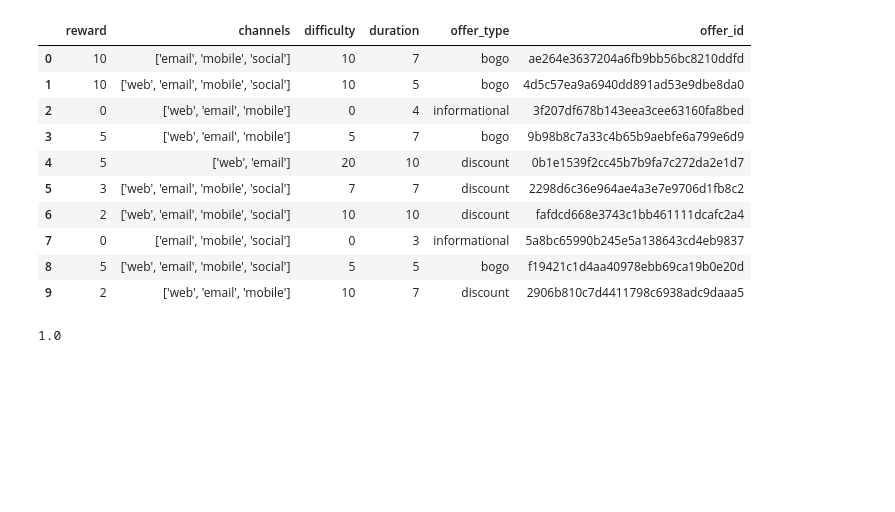
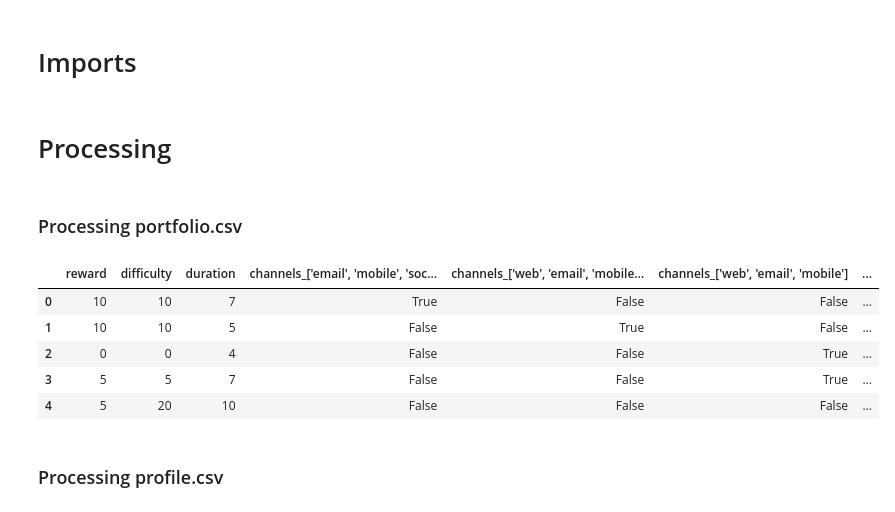
Before and after one commit to raunaqjabbal/starbucks, a Jupyter notebook: demo.ipynb, the cells around one changed output. Cells and saved outputs as stored; diff of their text form; code cells hidden in the pictures; blank space fills up the shorter version.

```diff
--- a/demo.ipynb
+++ b/demo.ipynb
@@ -0,0 +1,2 @@
+# %% [markdown]
+# Imports
@@ -1,41 +8,20 @@
+# %% [markdown]
+# Processing
+# %% [markdown]
+### Processing portfolio.csv
 # %%
-import pandas as pd
-import numpy as np
+# creating dummies so that if I want, later I can change my prediction labels from offer_id to other attributes like reward, difficulty, or predict channels_
 portfolio = pd.read_csv("portfolio.csv").drop("Unnamed: 0", axis=1)
+# having universal names
 portfolio.rename({"id": "offer_id"}, axis=1, inplace=True)
 pd.get_dummies(portfolio)
 d_portfolio = pd.get_dummies(portfolio[portfolio.columns[:5]])
-d_portfolio["id"] = portfolio["offer_id"]
-# portfolio
-portfolio
+d_portfolio["offer_id"] = portfolio["offer_id"]
+d_portfolio.head()
 # %% [output]
-|  | reward | channels | difficulty | duration | offer_type | offer_id |
-| 0 | 10 | ['email', 'mobile', 'social'] | 10 | 7 | bogo | ae264e3637204a6fb9bb56bc8210ddfd |
-| 1 | 10 | ['web', 'email', 'mobile', 'social'] | 10 | 5 | bogo | 4d5c57ea9a6940dd891ad53e9dbe8da0 |
-| 2 | 0 | ['web', 'email', 'mobile'] | 0 | 4 | informational | 3f207df678b143eea3cee63160fa8bed |
-| 3 | 5 | ['web', 'email', 'mobile'] | 5 | 7 | bogo | 9b98b8c7a33c4b65b9aebfe6a799e6d9 |
-| 4 | 5 | ['web', 'email'] | 20 | 10 | discount | 0b1e1539f2cc45b7b9fa7c272da2e1d7 |
-| 5 | 3 | ['web', 'email', 'mobile', 'social'] | 7 | 7 | discount | 2298d6c36e964ae4a3e7e9706d1fb8c2 |
-| 6 | 2 | ['web', 'email', 'mobile', 'social'] | 10 | 10 | discount | fafdcd668e3743c1bb461111dcafc2a4 |
-| 7 | 0 | ['email', 'mobile', 'social'] | 0 | 3 | informational | 5a8bc65990b245e5a138643cd4eb9837 |
-| 8 | 5 | ['web', 'email', 'mobile', 'social'] | 5 | 5 | bogo | f19421c1d4aa40978ebb69ca19b0e20d |
-| 9 | 2 | ['web', 'email', 'mobile'] | 10 | 7 | discount | 2906b810c7d4411798c6938adc9daaa5 |
+|  | reward | difficulty | duration | channels_['email', 'mobile', 'soc... | channels_['web', 'email', 'mobile... | channels_['web', 'email', 'mobile'] | ... |
+| 0 | 10 | 10 | 7 | True | False | False | ... |
+| 1 | 10 | 10 | 5 | False | True | False | ... |
+| 2 | 0 | 0 | 4 | False | False | True | ... |
+| 3 | 5 | 5 | 7 | False | False | True | ... |
+| 4 | 5 | 20 | 10 | False | False | False | ... |
-# %%
-profile = pd.read_csv("profile.csv").drop("Unnamed: 0", axis=1)
-profile.rename({"id": "person"}, axis=1, inplace=True)
-profile["age"] = profile["age"].replace(118, np.nan)
-profile["income"].isna().mean(), profile["gender"].isna().mean(), (profile["age"]==118).mean()
-print(((profile["income"].isna() == profile["gender"].isna()) == (profile["age"].isna() == profile["gender"].isna())).mean())
-profile = profile[profile["income"].notna()]
-
-
-profile["became_member_on"] = pd.to_datetime(profile["became_member_on"], format="%Y%m%d")
-
-profile['days_diff'] = (profile["became_member_on"].min() - profile['became_member_on']).dt.days
-
-annual_growth_rate = 0.08
-daily_growth_rate = (1 + annual_growth_rate) ** (1/365)
-
-profile["min_date_income"] = profile['income'] * (daily_growth_rate) ** profile['days_diff']
-# %% [output]
-1.0
@@ -46,0 +28,2 @@ profile["days_diff"] = -profile["days_diff"]
+# %% [markdown]
+### Processing profile.csv
```
Also changed, not shown: parts of 19 cells of this notebook, 5 other files.
